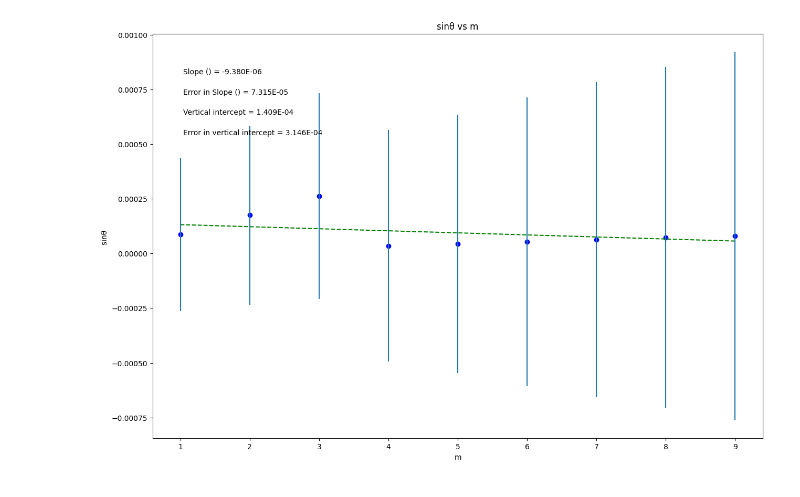
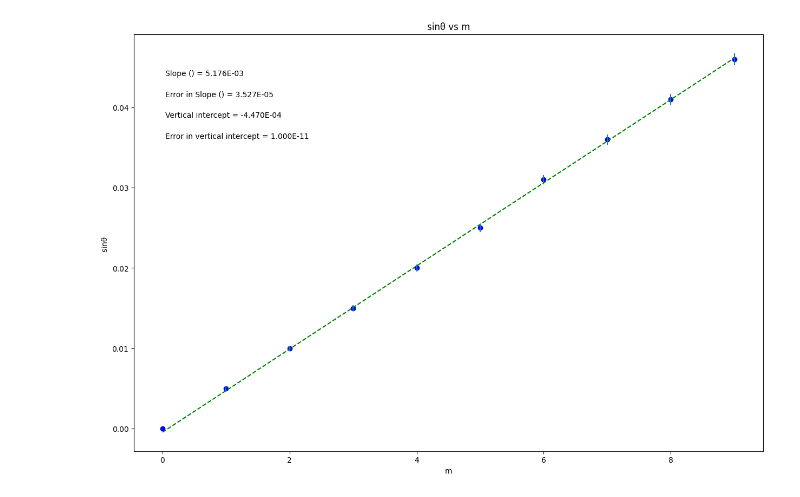
Before and after one commit to madiosn17/lab, a Jupyter notebook: interference.ipynb, the cells around one changed output. Cells and saved outputs as stored; diff of their text form; code cells hidden in the pictures.

```diff
--- a/interference.ipynb
+++ b/interference.ipynb
@@ -19,11 +19,11 @@ import matplotlib.pyplot as plt
 #variable names should start with a letter and must contain only letters, numbers, and underscores
 
 
-m = np.array([1, 2, 3, 4, 5, 6, 7, 8, 9])
+m = np.array([0,1, 2, 3, 4, 5, 6, 7, 8, 9])
 
-sin_theta = np.array([.00008727, .0001745, .0002618, .00003491, .00004363, .00005411, .00006283, .00007156, .00008029])
+sin_theta = np.array([0, .005, .01,.015, .02, .025, .031, .036, .041, .046])
 
-sin_theta_uncert = np.array([.00035, .00041, .00047, .00053, .00059, .00066, .00072, .00078, .00084])
+sin_theta_uncert = np.array([.00000000001,.000263, .000326, .000387, .00045, .00051, .00057, .000636, .00067, .000755])
 
 
 
@@ -92,31 +92,31 @@ elif annotation_placement==3 or annotation_placement==4:
 #Don't need to change anything in this section!
 
 #Plot data on graph. Plot error bars and place values for slope,
 #error in slope, and vertical intercept (plus error) on the plot using "annotate"
 
 plt.figure(figsize=(15,10))
 
 plt.plot(x, fit, color='green', linestyle='--')
 plt.scatter(x, y, color='blue', marker='o')
 
 plt.xlabel(x_label)
 plt.ylabel(y_label)
 plt.title(plot_title)
 
 plt.errorbar(x, y, yerr=dy, xerr=None, fmt="none") #don't need to plot x error bars
 
 plt.annotate('Slope ({}) = {value:.{digits}E}'.format(slope_units,value=m, digits=3),
              (xpos, ypos[0]), xycoords='axes fraction')
 
 plt.annotate('Error in Slope ({}) = {value:.{digits}E}'.format(slope_units,value=dm, digits=3),
              (xpos, ypos[1]), xycoords='axes fraction')
 
 plt.annotate('Vertical intercept = {value:.{digits}E}'.format(value=b, digits=3),
              (xpos, ypos[2]), xycoords='axes fraction')
 
 plt.annotate('Error in vertical intercept = {value:.{digits}E}'.format(value=db, digits=3),
              (xpos, ypos[3]), xycoords='axes fraction')
 
 plt.show()
 # %% [output]
-[figure, old version]
+[figure, new version]
```
